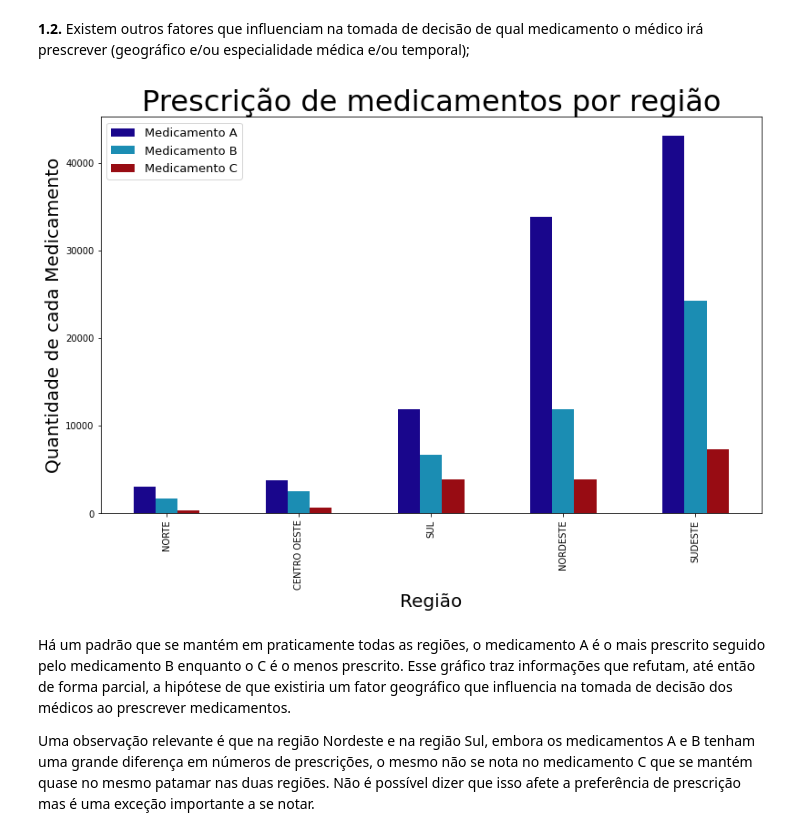
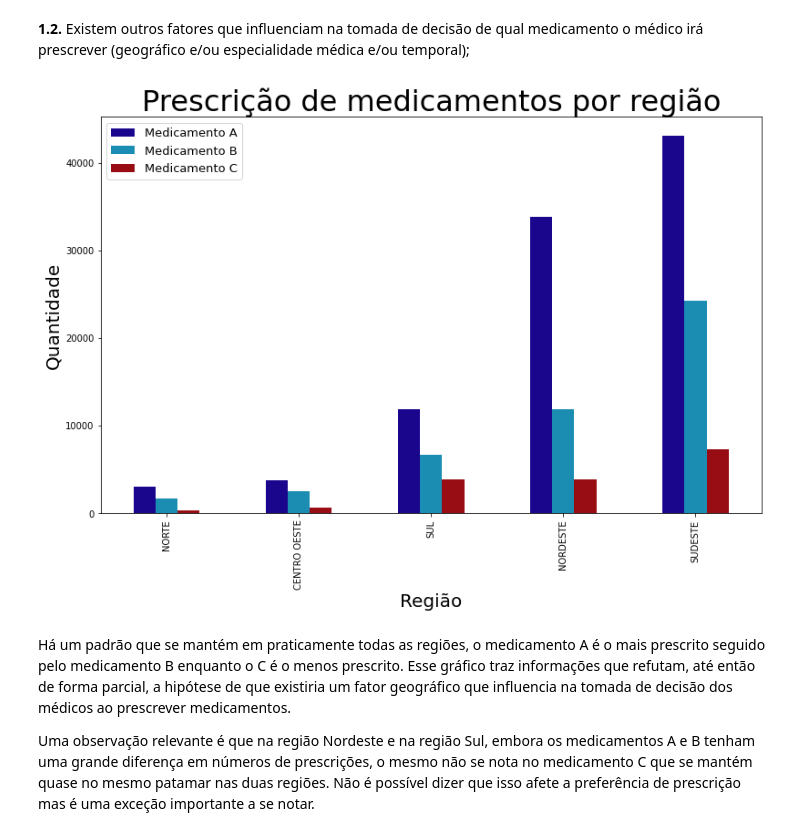
Before and after one commit to Juniorffonseca/processo_seletivo, a Jupyter notebook: teste_processo_seletivo.ipynb, the cells around one changed output. Cells and saved outputs as stored; diff of their text form; code cells hidden in the pictures.

```diff
--- a/teste_processo_seletivo.ipynb
+++ b/teste_processo_seletivo.ipynb
@@ -74,35 +74,35 @@ e/ou temporal);
 # %%
 # Carregando o arquivo csv em uma variável.
 prescricoes_2 = pd.read_csv('prescricoes.csv', sep = ';', encoding='latin-1')
 
 # Fazendo a contagem de Medicamentos prescritos por região e passando para o dataframe, após isso reseta os indexs.
 prescricoes_2 = prescricoes_2[['Medicamento_prescrito', 'Regiao']].value_counts().to_frame()
 prescricoes_2 = prescricoes_2.reset_index()
 
 # Usando map nas regiões como strings e retornando como lista para a coluna 'Regiao' do df 'prescricoes_2'.
 prescricoes_2['Regiao'] = list(map(str, prescricoes_2['Regiao']))
 
 # Aplicando pivot para passar 'Regiao' como index e deixar apenas 'Medicamento_prescrito' como coluna.
 prescricoes_2 = prescricoes_2.pivot(index='Regiao', columns='Medicamento_prescrito')
 
 # Criando uma coluna de média do número de medicamentos, ordenando em ordem crescente e deletando a coluna de média.
 prescricoes_2['Media_medicamentos'] = prescricoes_2.mean(axis=1)
 prescricoes_2 = prescricoes_2.sort_values('Media_medicamentos')
 del prescricoes_2['Media_medicamentos']
 
 # Criando o plot.
 prescricoes_2.plot(kind = 'bar', stacked = 0, figsize = (13, 8), alpha = 1, color = lista)
 
 # 'Configurações' do plot (frequência dos ticks no eixo x, título, conteúdo das labels, tamanhos das fontes, legenda etc).
 plt.title('Prescrição de medicamentos por região', size = 32)
 plt.xlabel('Região', size = 20)
-plt.ylabel('Quantidade de cada Medicamento', size = 20)
+plt.ylabel('Quantidade', size = 20)
 plt.legend(['Medicamento A', 'Medicamento B', 'Medicamento C'], loc = 'best', prop={'size': 13})
 
 # Plotando o gráfico.
 plt.show()
 # %% [output]
-[figure, old version]
+[figure, new version]
 # %% [markdown]
 Há um padrão que se mantém em praticamente todas as regiões, o medicamento A é o mais prescrito seguido pelo medicamento B enquanto o C é o menos prescrito. Esse gráfico traz informações que refutam, até então de forma parcial, a hipótese de que existiria um fator geográfico que influencia na tomada de decisão dos médicos ao prescrever medicamentos.
 
```
Also changed, not shown: parts of 9 cells of this notebook.
